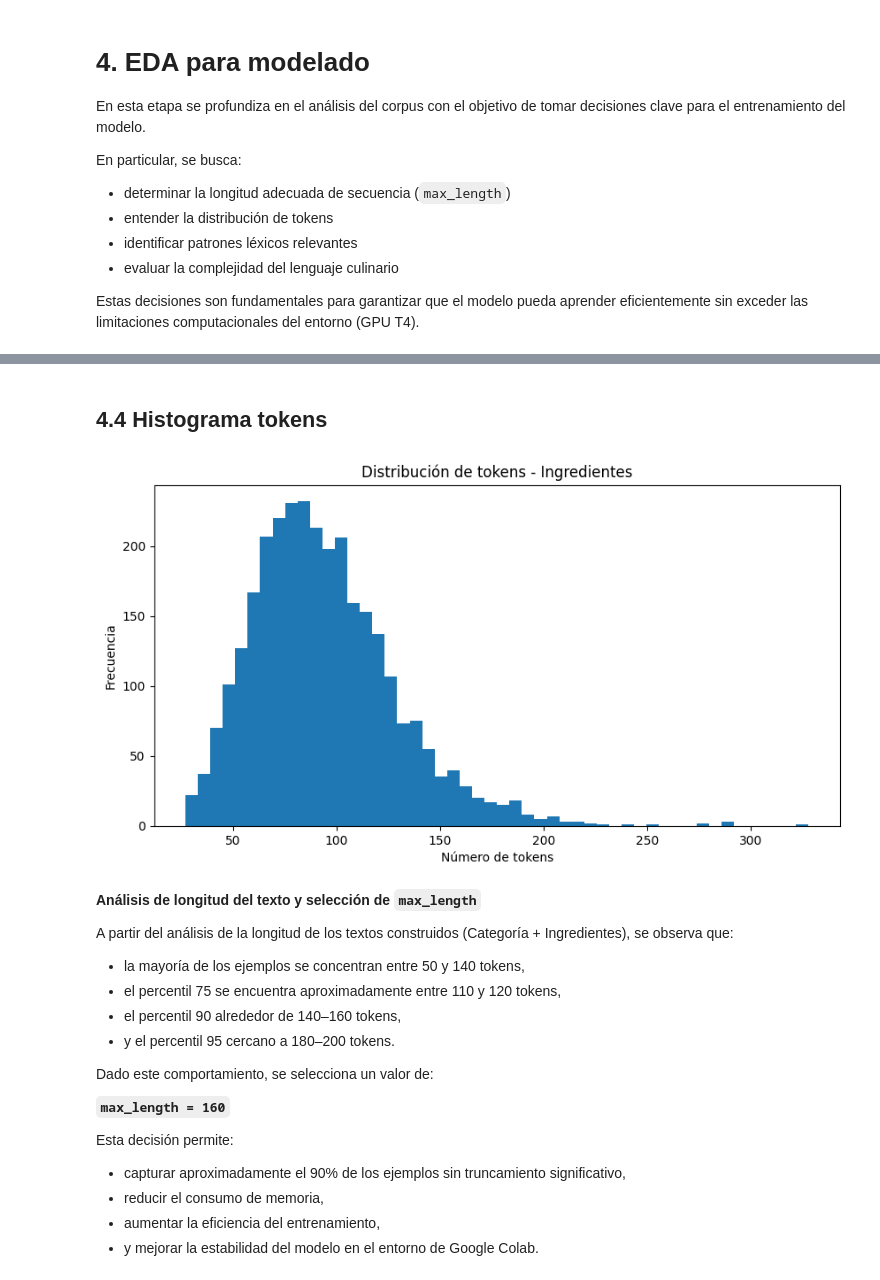
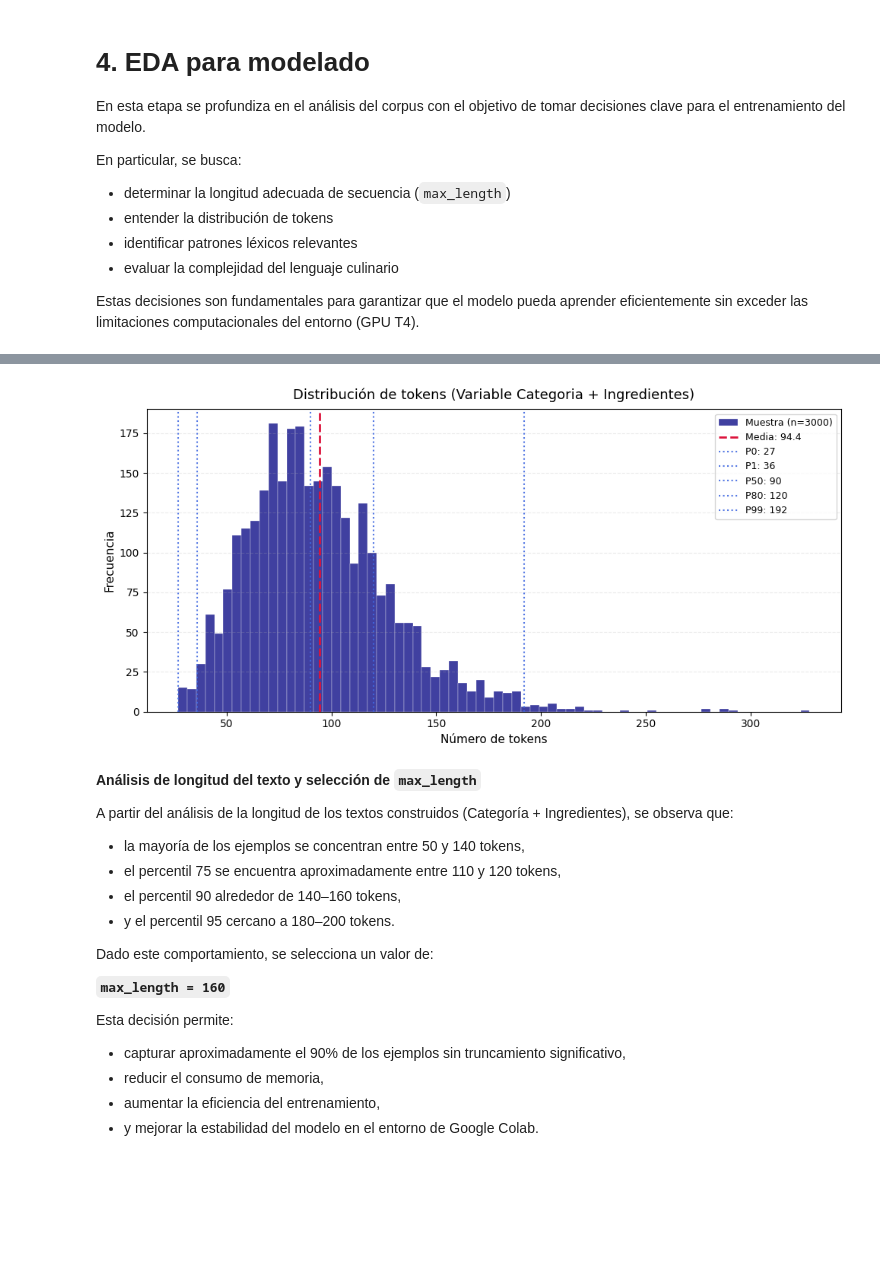
Before and after one commit to jhonattanreales21/nlp_icesi, a Jupyter notebook: unidad_5/Cano_Reales_text_generation_gpt.ipynb, the cells around one changed output, grey strips where cells are left out. Saved outputs shown, nothing was run; the diff lists cells and outputs as text; code cells hidden in the pictures; blank space fills up the shorter version.

```diff
--- a/unidad_5/Cano_Reales_text_generation_gpt.ipynb
+++ b/unidad_5/Cano_Reales_text_generation_gpt.ipynb
@@ -566,14 +510,58 @@ dtype: float64
-# %% [markdown]
-## **4.4 Histograma tokens**
-# %%
-plt.figure(figsize=(10,5))
-plt.hist(sample_df["token_len"], bins=50)
-plt.title("Distribución de tokens - Ingredientes")
-plt.xlabel("Número de tokens")
-plt.ylabel("Frecuencia")
-plt.show()
-# %% [output]
-[figure, removed]
+# %%
+## Histograma de longitud de tokens
+
+
+def count_tokens(text):
+    return len(tokenizer(text, truncation=False)["input_ids"])
+
+
+df_text = pd.DataFrame(formatted_dataset["train"])
+sample_df = df_text.sample(3000, random_state=42).copy()
+sample_df["token_len"] = sample_df["text"].apply(count_tokens)
+
+percentiles = [0, 1, 50, 80, 99]
+token_lengths = sample_df["token_len"]
+pvals = [int(np.percentile(token_lengths, p)) for p in percentiles]
+mean_len = token_lengths.mean()
+
+plt.figure(figsize=(10, 5))
+plt.hist(
+    token_lengths,
+    bins=70,
+    color="navy",
+    alpha=0.75,
+    edgecolor="white",
+    linewidth=0.3,
+    label="Muestra (n=3000)",
+)
+plt.axvline(
+    mean_len,
+    color="crimson",
+    linestyle="--",
+    linewidth=2,
+    label=f"Media: {mean_len:.1f}",
+)
+for p, val in zip(percentiles, pvals):
+    plt.axvline(
+        val,
+        color="royalblue",
+        linestyle=":",
+        linewidth=1.5,
+        alpha=0.9,
+        label=f"P{p}: {val}",
+    )
+
+plt.title(
+    "Distribución de tokens (Variable Categoria + Ingredientes)", fontsize=13, pad=10
+)
+plt.xlabel("Número de tokens", fontsize=11)
+plt.ylabel("Frecuencia", fontsize=11)
+plt.grid(axis="y", alpha=0.25, linestyle="--")
+plt.legend(frameon=True, fontsize=9, loc="upper right")
+plt.tight_layout()
+plt.show()
+# %% [output]
+[figure, added]
 # %% [markdown]
 **Análisis de longitud del texto y selección de `max_length`**
 
```
Also changed, not shown: parts of 34 cells of this notebook.
